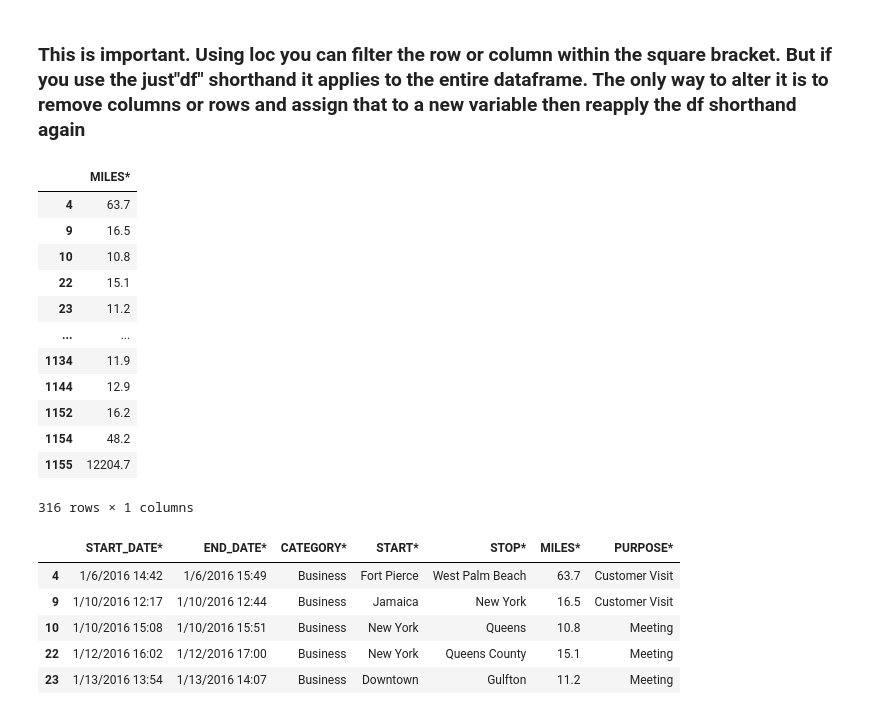
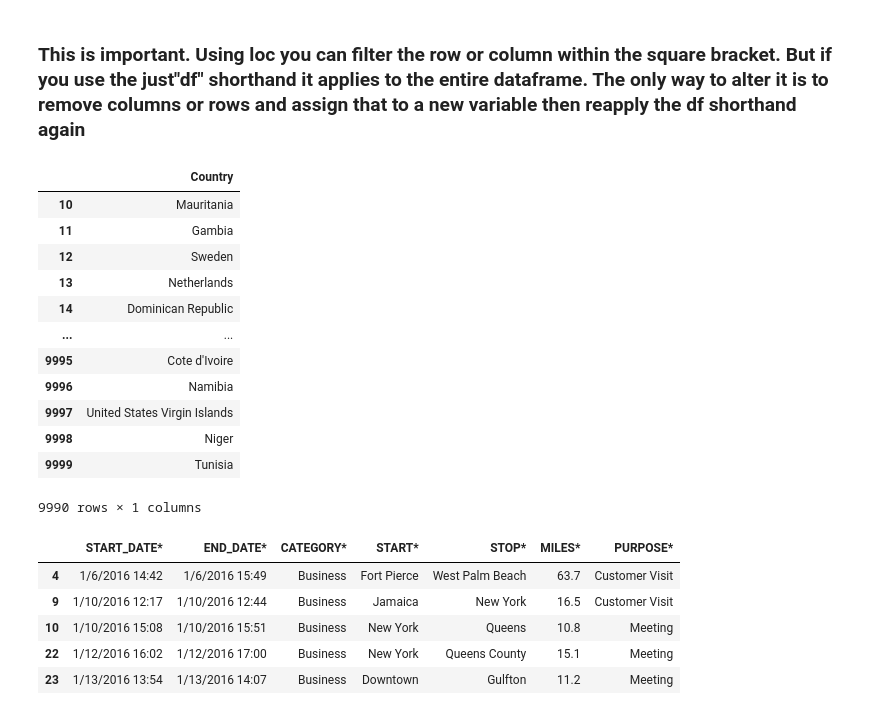
Before and after one commit to Army-man-gif/Courses, a Jupyter notebook: Course 1/Work/python_overview (1).ipynb, the cells around one changed output. Saved outputs shown, nothing was run; the diff lists cells and outputs as text; code cells hidden in the pictures.

```diff
--- a/Course 1/Work/python_overview (1).ipynb
+++ b/Course 1/Work/python_overview (1).ipynb
@@ -568,22 +580,22 @@ df.loc[0:5,["START_DATE*","MILES*"]]
 # %% [markdown]
 ### This is important. Using loc you can filter the row or column within the square bracket. But if you use the just"df" shorthand it applies to the entire dataframe. The only way to alter it is to remove columns or rows and assign that to a new variable then reapply the df shorthand again
 # %%
-df2 = df.loc[df["MILES*"] > 10,["MILES*"]]
+df2 = df.loc[df["Index"] > 10,["Country"]]
 df2
 # %% [output]
-|  | MILES* |
-| 4 | 63.7 |
-| 9 | 16.5 |
-| 10 | 10.8 |
-| 22 | 15.1 |
-| 23 | 11.2 |
+|  | Country |
+| 10 | Mauritania |
+| 11 | Gambia |
+| 12 | Sweden |
+| 13 | Netherlands |
+| 14 | Dominican Republic |
 | ... | ... |
-| 1134 | 11.9 |
-| 1144 | 12.9 |
-| 1152 | 16.2 |
-| 1154 | 48.2 |
-| 1155 | 12204.7 |
+| 9995 | Cote d'Ivoire |
+| 9996 | Namibia |
+| 9997 | United States Virgin Islands |
+| 9998 | Niger |
+| 9999 | Tunisia |
-316 rows × 1 columns
+9990 rows × 1 columns
 # %%
 df3 = df2.loc[0:3]
 # %%
```
Also changed, not shown: parts of 10 cells of this notebook.
